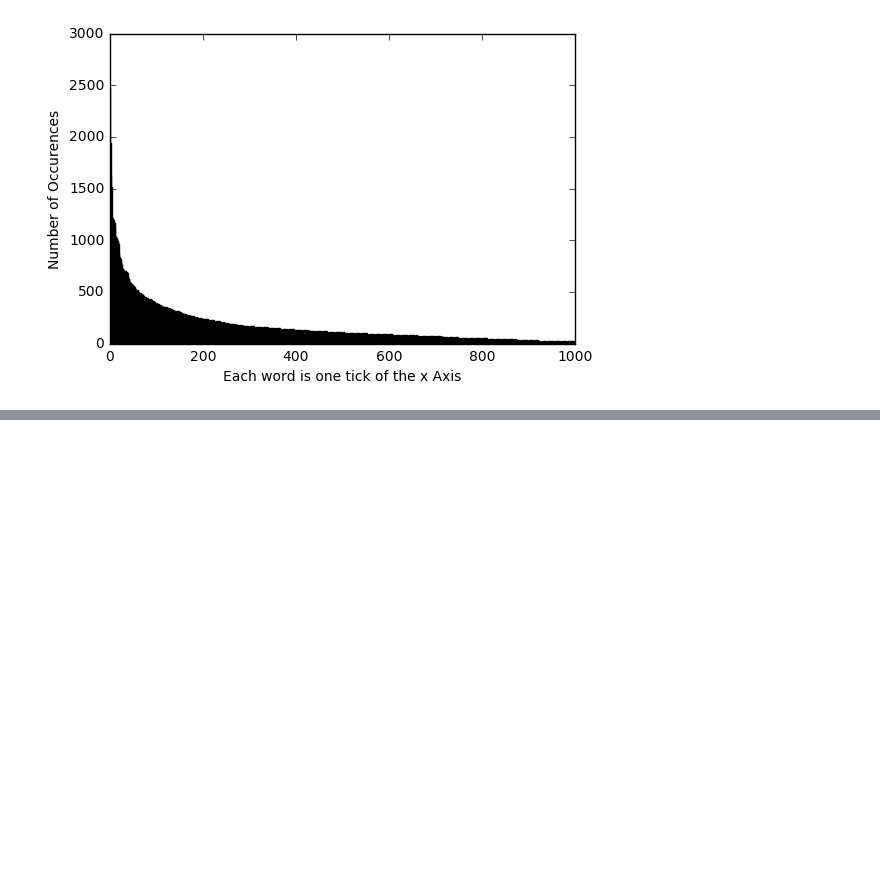
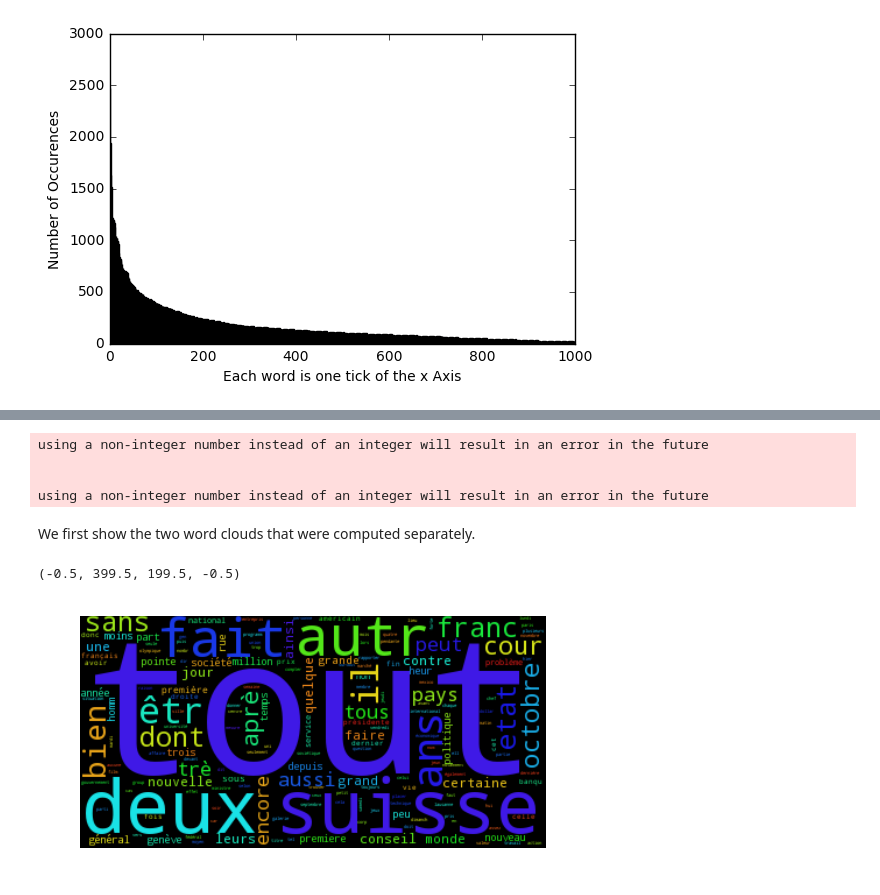
Before and after one commit to ThomVett/Project_ADA, a Jupyter notebook: Visualizations.ipynb, the cells around one changed output, grey strips where cells are left out. Saved outputs shown, nothing was run; the diff lists cells and outputs as text; code cells hidden in the pictures; blank space fills up the shorter version.

Commit message:
Continued with the visualization part

```diff
--- a/Visualizations.ipynb
+++ b/Visualizations.ipynb
@@ -170,0 +170,18 @@ numWords
+# %%
+words = word.columns.astype(str)
+numWords = word.loc[word.index[2000]].values
+numWords2 = word.loc[word.index[2001]].values
+# %%
+listWords = []
+listWords2 = []
+for counter,i in enumerate(words):
+    listWords.append(str(str(i)+' ')*numWords[counter])
+    listWords2.append(str(str(i)+' ')*numWords2[counter])
+# %% [output]
+using a non-integer number instead of an integer will result in an error in the future
+
+
+using a non-integer number instead of an integer will result in an error in the future
+# %%
+test = ' '.join(listWords)
+test2 = ' '.join(listWords2)
@@ -170,0 +190,11 @@ numWords
+# %%
+wordcloud = WordCloud().generate(test)
+wordcloud2 = WordCloud().generate(test2)
+# %% [markdown]
+We first show the two word clouds that were computed separately.
+# %%
+plt.imshow(wordcloud)
+plt.axis("off")
+# %% [output]
+(-0.5, 399.5, 199.5, -0.5)
+[figure, added]
```
Also changed, not shown: parts of 9 cells of this notebook, 1 other file.
